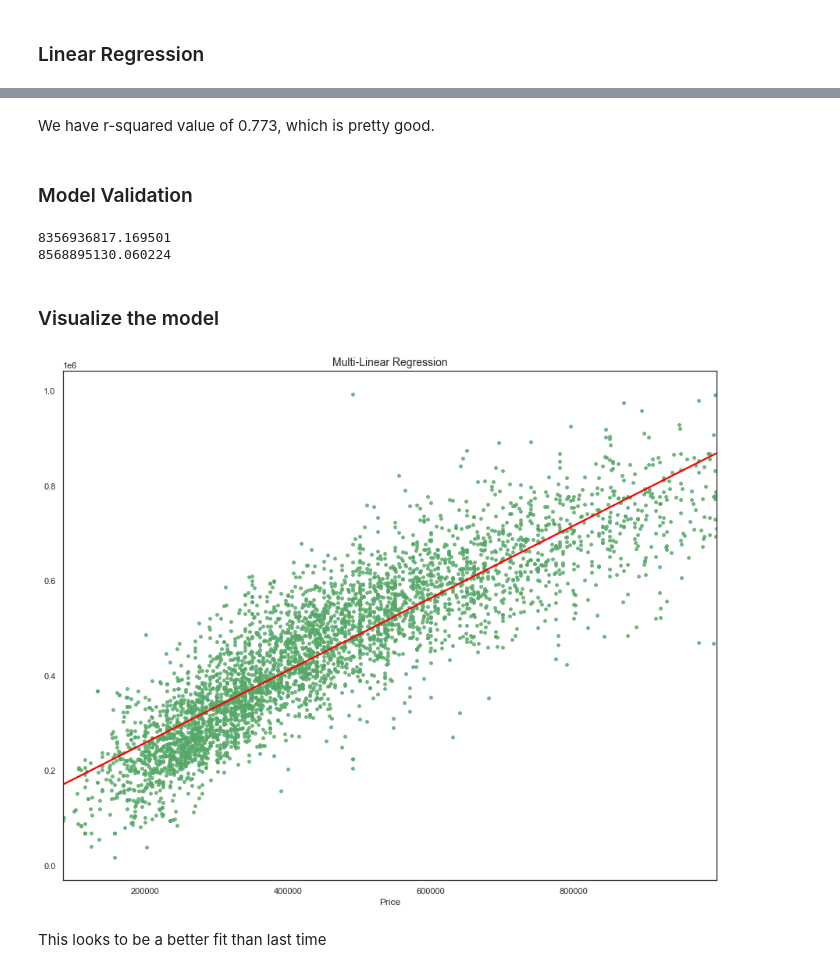
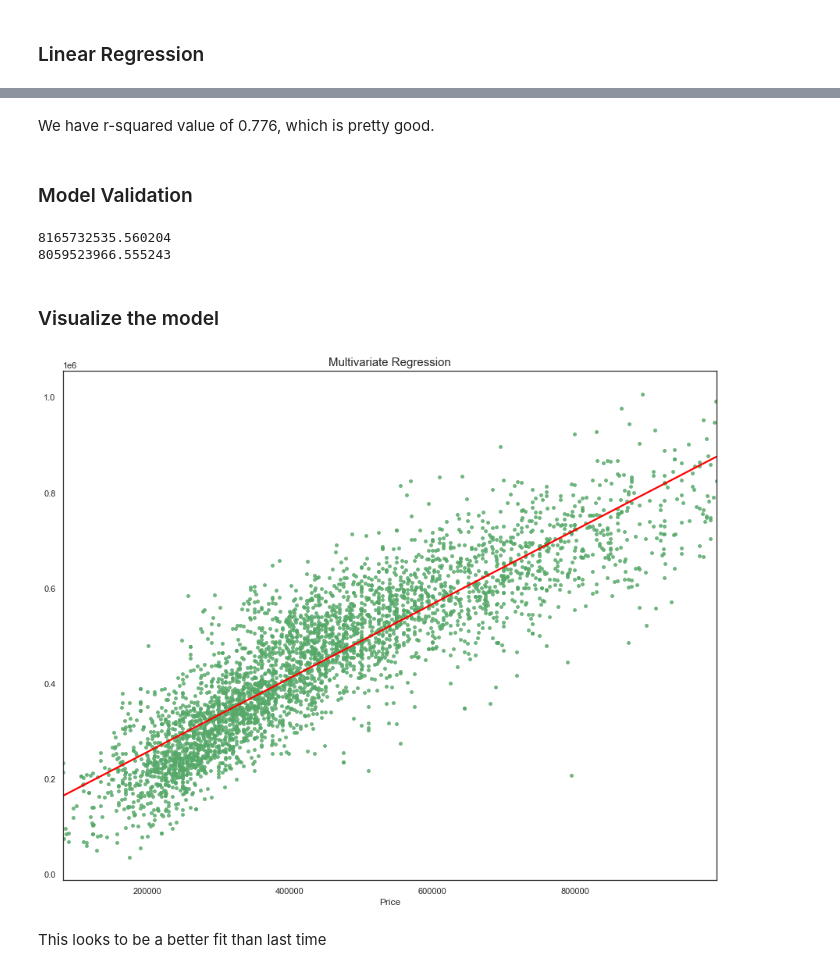
Before and after one commit to dicchyantgurung/Identifying-undervalued-vs-overvalued-houses-in-King-County-Seattle, a Jupyter notebook: student.ipynb, the cells around one changed output, grey strips where cells are left out. Drawn from its saved outputs; the diff is of its cells as text; code cells hidden in the pictures.

```diff
--- a/student.ipynb
+++ b/student.ipynb
@@ -1143,7 +1221,7 @@ preprocessed2.head()
 | 1954400510 | 510000.0 | 8080 | 3 | 2.00 | 1.0 | 0.0 | 3 | 8 | 0 | ... |
 5 rows × 81 columns
 # %%
-preprocessed3 = preprocessed2[preprocessed2['Price'] < 1000000]
+preprocessed3 = preprocessed2[(preprocessed2['Price'] < 1000000) & (preprocessed2['Sqft_Lot'] < 20000)]
 # %%
 preprocessed3.shape
 # %% [output]
@@ -1194,6 +1272,6 @@ Notes:
 strong multicollinearity or other numerical problems.
 # %% [markdown]
-We have r-squared value of 0.773, which is pretty good.
+We have r-squared value of 0.776, which is pretty good.
 # %% [markdown]
 ### Model Validation
 # %%
@@ -1214,18 +1292,19 @@ mse_test = mean_squared_error(y_test, y_hat_test)
 print(mse_train)
 print(mse_test)
 # %% [output]
-8356936817.169501
-8568895130.060224
+8165732535.560204
+8059523966.555243
 # %% [markdown]
 ### Visualize the model
 # %%
 plt.figure(figsize=(15,12))
 sns.set(style='white', color_codes=True)
 sns.regplot(y_test, y=y_hat_test, ci=None,  scatter_kws={'s': 15, 'color':'g'}, line_kws={'color': 'red'})
 
-plt.title('Multi-Linear Regression', fontsize=14);
+plt.title('Multivariate Regression', fontsize=15);
+plt.savefig(r'D:\Data Science\Module_2_Final_Project\Graphs\Multivariate_Regression_2.png', bbox_inches='tight');
 # %% [output]
-[figure, old version]
+[figure, new version]
 # %% [markdown]
 This looks to be a better fit than last time
 # %% [markdown]
```
Also changed, not shown: parts of 59 cells of this notebook.
